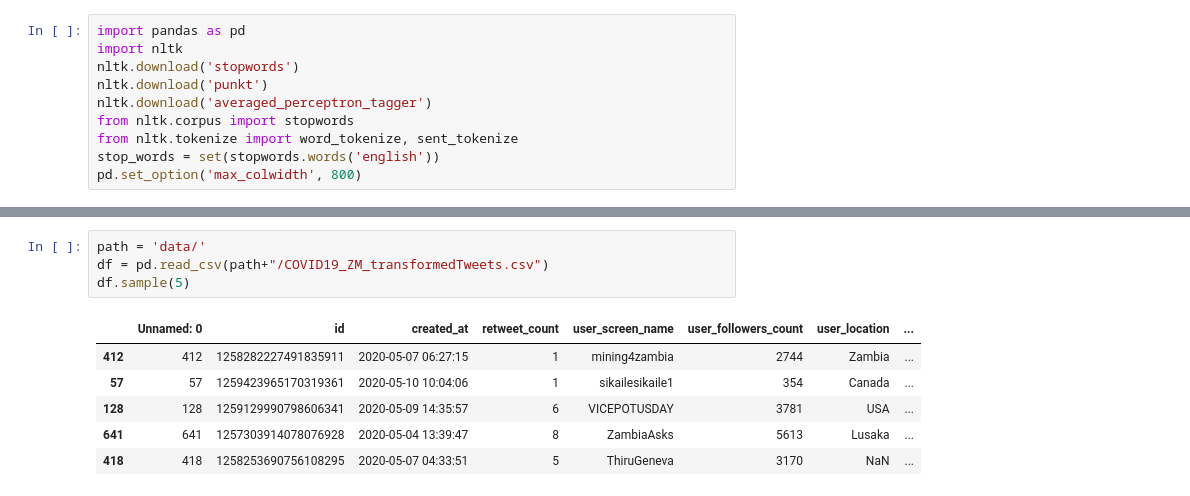
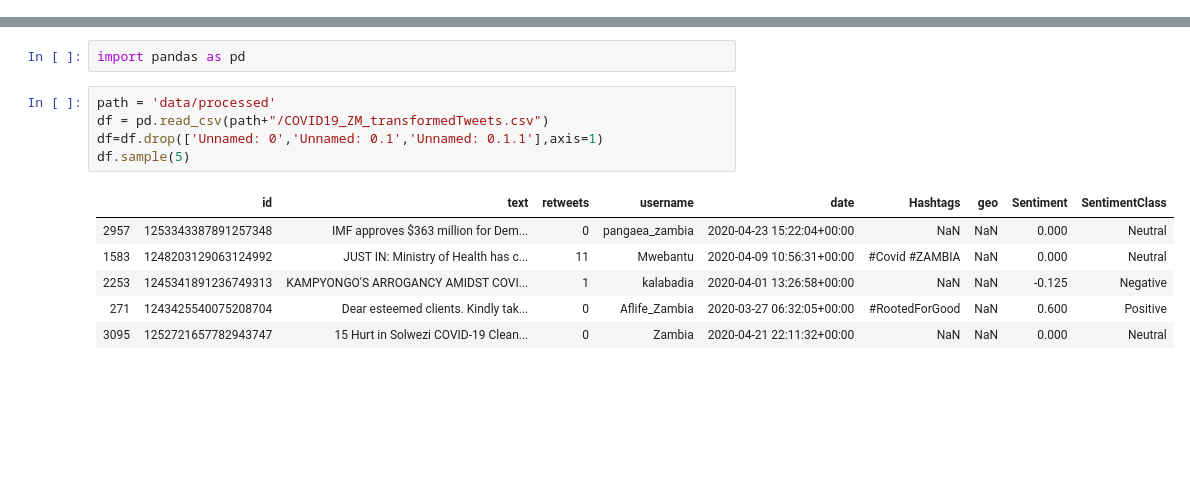
Before and after one commit to ayamlearning/COVID19_Sentiment_Analysis, a Jupyter notebook: EDA.ipynb, the cells around one changed output, grey strips where cells are left out. Saved outputs shown, nothing was run; the diff lists cells and outputs as text; blank space fills up the shorter version.

```diff
--- a/EDA.ipynb
+++ b/EDA.ipynb
@@ -1,10 +0,0 @@
-# %%
-import pandas as pd
-import nltk
-nltk.download('stopwords')
-nltk.download('punkt')
-nltk.download('averaged_perceptron_tagger')
-from nltk.corpus import stopwords
-from nltk.tokenize import word_tokenize, sent_tokenize
-stop_words = set(stopwords.words('english'))
-pd.set_option('max_colwidth', 800)
@@ -19,11 +1,14 @@ pd.set_option('max_colwidth', 800)
+# %%
+import pandas as pd
 # %%
-path = 'data/'
+path = 'data/processed'
 df = pd.read_csv(path+"/COVID19_ZM_transformedTweets.csv")
+df=df.drop(['Unnamed: 0','Unnamed: 0.1','Unnamed: 0.1.1'],axis=1)
 df.sample(5)
 # %% [output]
-|  | Unnamed: 0 | id | created_at | retweet_count | user_screen_name | user_followers_count | user_location | ... |
-| 412 | 412 | 1258282227491835911 | 2020-05-07 06:27:15 | 1 | mining4zambia | 2744 | Zambia | ... |
-| 57 | 57 | 1259423965170319361 | 2020-05-10 10:04:06 | 1 | sikailesikaile1 | 354 | Canada | ... |
-| 128 | 128 | 1259129990798606341 | 2020-05-09 14:35:57 | 6 | VICEPOTUSDAY | 3781 | USA | ... |
-| 641 | 641 | 1257303914078076928 | 2020-05-04 13:39:47 | 8 | ZambiaAsks | 5613 | Lusaka | ... |
-| 418 | 418 | 1258253690756108295 | 2020-05-07 04:33:51 | 5 | ThiruGeneva | 3170 | NaN | ... |
+|  | id | text | retweets | username | date | Hashtags | geo | Sentiment | SentimentClass |
+| 2957 | 1253343387891257348 | IMF approves $363 million for Dem... | 0 | pangaea_zambia | 2020-04-23 15:22:04+00:00 | NaN | NaN | 0.000 | Neutral |
+| 1583 | 1248203129063124992 | JUST IN: Ministry of Health has c... | 11 | Mwebantu | 2020-04-09 10:56:31+00:00 | #Covid #ZAMBIA | NaN | 0.000 | Neutral |
+| 2253 | 1245341891236749313 | KAMPYONGO'S ARROGANCY AMIDST COVI... | 1 | kalabadia | 2020-04-01 13:26:58+00:00 | NaN | NaN | -0.125 | Negative |
+| 271 | 1243425540075208704 | Dear esteemed clients. Kindly tak... | 0 | Aflife_Zambia | 2020-03-27 06:32:05+00:00 | #RootedForGood | NaN | 0.600 | Positive |
+| 3095 | 1252721657782943747 | 15 Hurt in Solwezi COVID-19 Clean... | 0 | Zambia | 2020-04-21 22:11:32+00:00 | NaN | NaN | 0.000 | Neutral |
```
Also changed, not shown: parts of 27 cells of this notebook.
